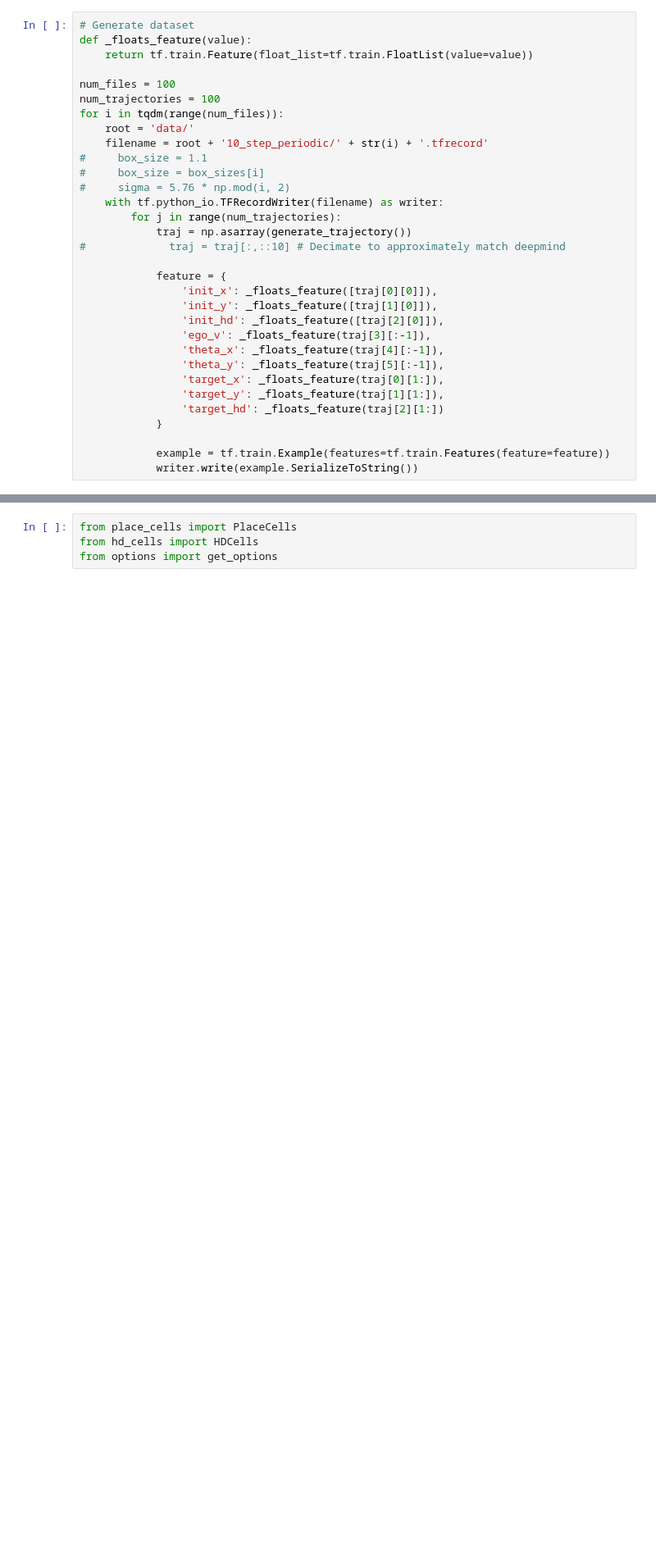
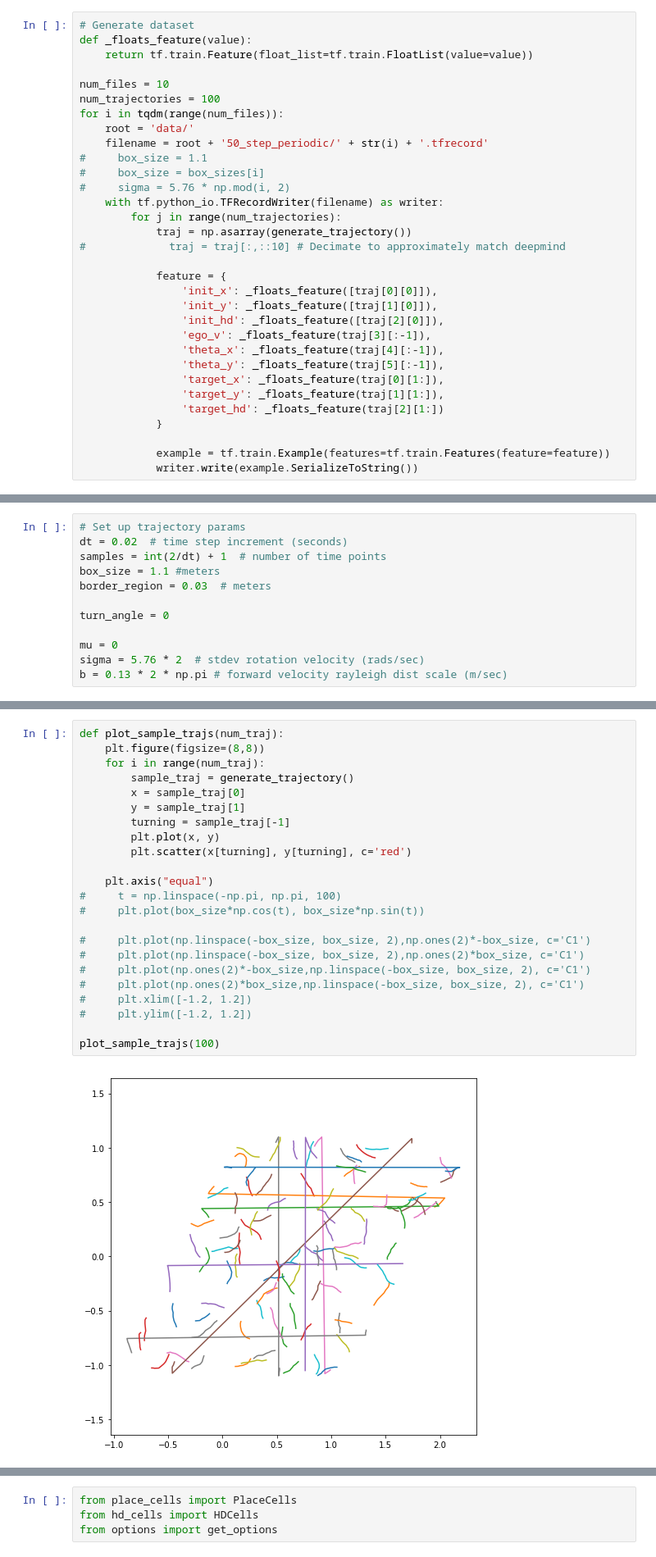
Before and after one commit to ganguli-lab/grid-pattern-formation, a Jupyter notebook: generate_mouse_trajectory.ipynb, the cells around one changed output, grey strips where cells are left out. Shown at 82% size. Drawn from its saved outputs; the diff is of its cells as text; blank space fills up the shorter version.

```diff
--- a/generate_mouse_trajectory.ipynb
+++ b/generate_mouse_trajectory.ipynb
@@ -130,11 +259,11 @@ os.mkdir('data/10_step_periodic')
 def _floats_feature(value):
     return tf.train.Feature(float_list=tf.train.FloatList(value=value))
 
-num_files = 100
+num_files = 10
 num_trajectories = 100
 for i in tqdm(range(num_files)):
     root = 'data/'
-    filename = root + '10_step_periodic/' + str(i) + '.tfrecord'
+    filename = root + '50_step_periodic/' + str(i) + '.tfrecord'
 #     box_size = 1.1
 #     box_size = box_sizes[i]
 #     sigma = 5.76 * np.mod(i, 2)
@@ -161,0 +293,12 @@ for i in tqdm(range(num_files)):
+# %%
+# Set up trajectory params
+dt = 0.02  # time step increment (seconds)
+samples = int(2/dt) + 1  # number of time points
+box_size = 1.1 #meters
+border_region = 0.03  # meters
+
+turn_angle = 0
+
+mu = 0
+sigma = 5.76 * 2  # stdev rotation velocity (rads/sec)
+b = 0.13 * 2 * np.pi # forward velocity rayleigh dist scale (m/sec)
@@ -161,0 +352,25 @@ for i in tqdm(range(num_files)):
+# %%
+def plot_sample_trajs(num_traj):
+    plt.figure(figsize=(8,8))
+    for i in range(num_traj):
+        sample_traj = generate_trajectory()
+        x = sample_traj[0]
+        y = sample_traj[1]
+        turning = sample_traj[-1]
+        plt.plot(x, y)
+        plt.scatter(x[turning], y[turning], c='red')
+
+    plt.axis("equal")
+#     t = np.linspace(-np.pi, np.pi, 100)
+#     plt.plot(box_size*np.cos(t), box_size*np.sin(t))
+
+#     plt.plot(np.linspace(-box_size, box_size, 2),np.ones(2)*-box_size, c='C1')
+#     plt.plot(np.linspace(-box_size, box_size, 2),np.ones(2)*box_size, c='C1')
+#     plt.plot(np.ones(2)*-box_size,np.linspace(-box_size, box_size, 2), c='C1')
+#     plt.plot(np.ones(2)*box_size,np.linspace(-box_size, box_size, 2), c='C1')
+#     plt.xlim([-1.2, 1.2])
+#     plt.ylim([-1.2, 1.2])
+
+plot_sample_trajs(100)
+# %% [output]
+[figure, added]
```
Also changed, not shown: parts of 16 cells of this notebook, 4 other files.
